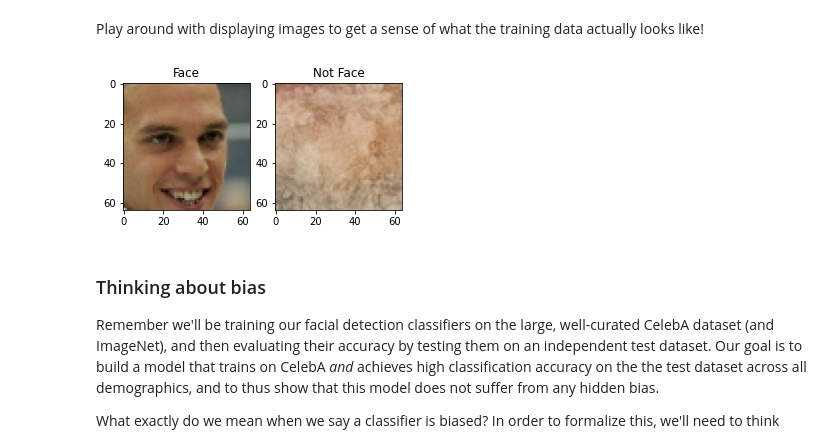
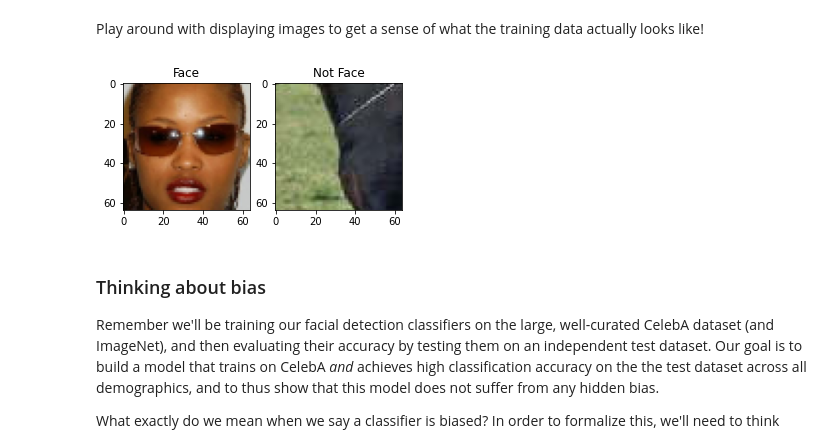
Before and after one commit to joaothomazlemos/Deeplearning-Courses, a Jupyter notebook: lab2/Part2_Debiasing.ipynb, the cells around one changed output. Drawn from its saved outputs; the diff is of its cells as text; code cells hidden in the pictures.

```diff
--- a/lab2/Part2_Debiasing.ipynb
+++ b/lab2/Part2_Debiasing.ipynb
@@ -92,24 +103,24 @@ Play around with displaying images to get a sense of what the training data actu
 # %%
 ### Examining the CelebA training dataset ###
 
 #@title Change the sliders to look at positive and negative training examples! { run: "auto" }
 
 face_images = images[np.where(labels==1)[0]]
 not_face_images = images[np.where(labels==0)[0]]
 
-idx_face = 21 #@param {type:"slider", min:0, max:50, step:1}
-idx_not_face = 28 #@param {type:"slider", min:0, max:50, step:1}
+idx_face = 23 #@param {type:"slider", min:0, max:50, step:1}
+idx_not_face = 6 #@param {type:"slider", min:0, max:50, step:1}
 
 plt.figure(figsize=(5,5))
 plt.subplot(1, 2, 1)
 plt.imshow(face_images[idx_face])
 plt.title("Face"); plt.grid(False)
 
 plt.subplot(1, 2, 2)
 plt.imshow(not_face_images[idx_not_face])
 plt.title("Not Face"); plt.grid(False)
 # %% [output]
-[figure, old version]
+[figure, new version]
 # %% [markdown]
 ### Thinking about bias
 
```
Also changed, not shown: parts of 10 cells of this notebook.
